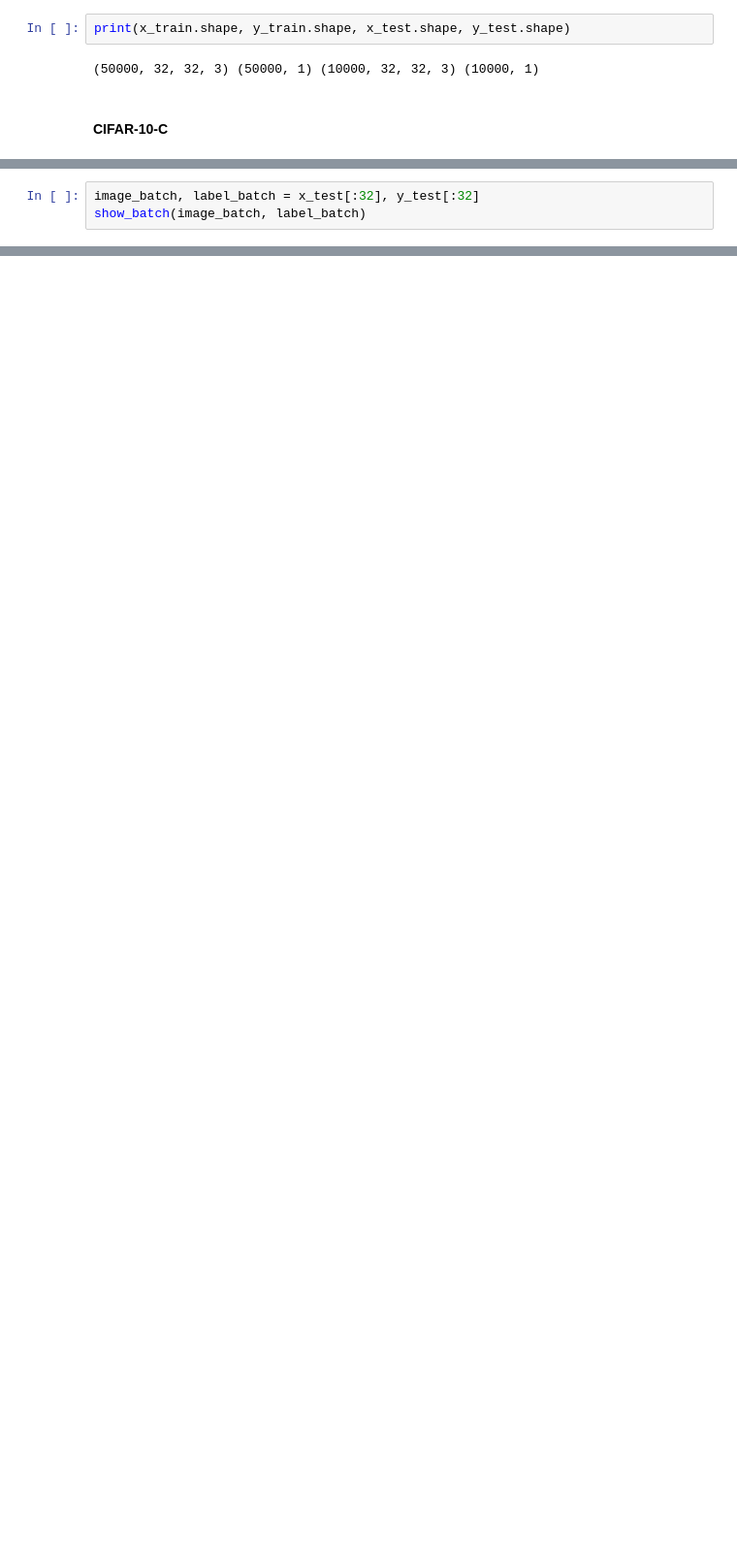
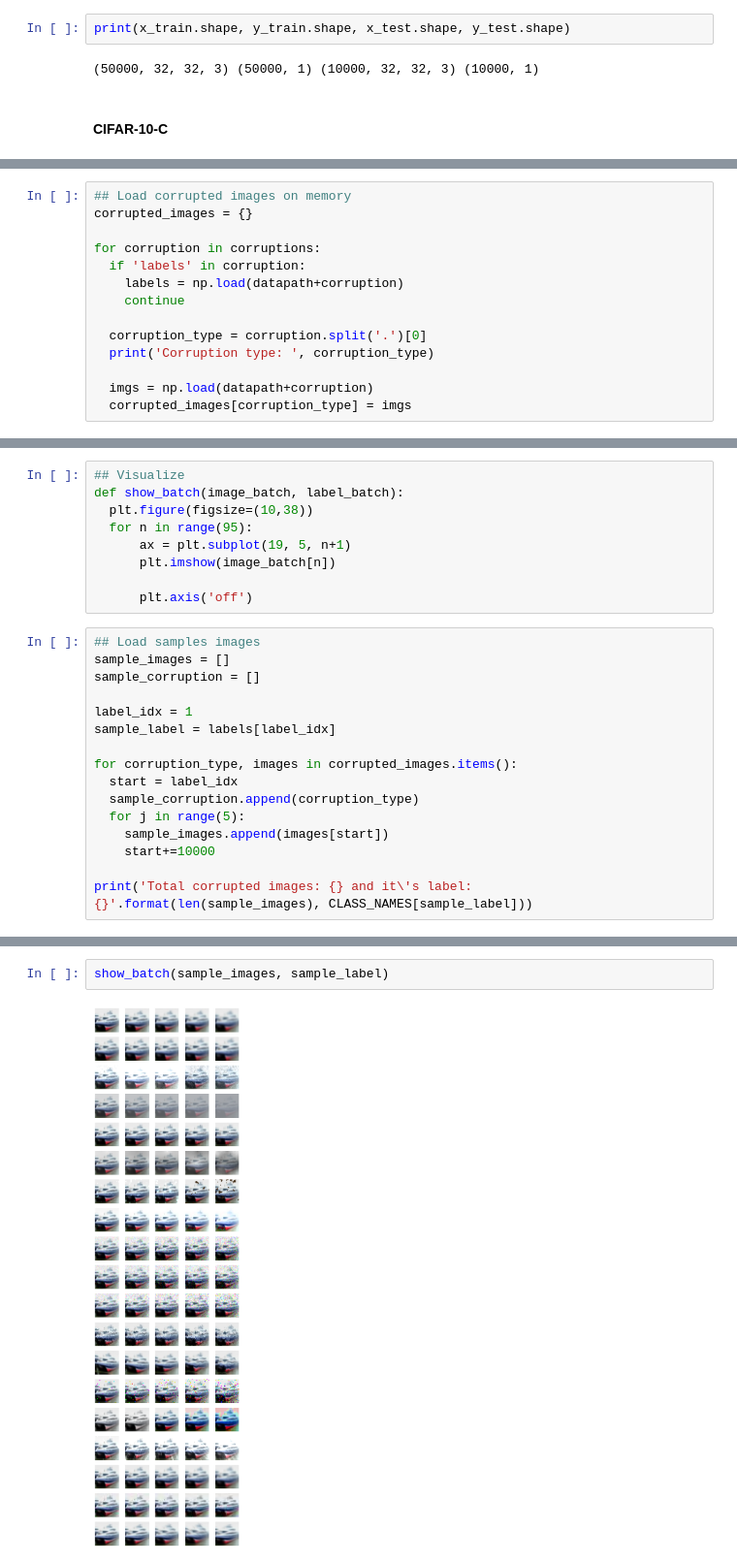
Before and after one commit to ayulockin/DataAugmentationTF, a Jupyter notebook: Cifar_10_Evaluation_Robustness_to_Cifar_10C.ipynb, the cells around one changed output, grey strips where cells are left out. Shown at 97% size. Saved outputs shown, nothing was run; the diff lists cells and outputs as text; blank space fills up the shorter version.

```diff
--- a/Cifar_10_Evaluation_Robustness_to_Cifar_10C.ipynb
+++ b/Cifar_10_Evaluation_Robustness_to_Cifar_10C.ipynb
@@ -125,3 +110,0 @@ show_batch(image_batch, label_batch)
-# %%
-image_batch, label_batch = x_test[:32], y_test[:32]
-show_batch(image_batch, label_batch)
@@ -155,0 +127,14 @@ show_batch(sample_images, sample_labels)
+# %%
+## Load corrupted images on memory
+corrupted_images = {}
+
+for corruption in corruptions:
+  if 'labels' in corruption:
+    labels = np.load(datapath+corruption)
+    continue
+
+  corruption_type = corruption.split('.')[0]
+  print('Corruption type: ', corruption_type)
+
+  imgs = np.load(datapath+corruption)
+  corrupted_images[corruption_type] = imgs
@@ -155,0 +163,25 @@ show_batch(sample_images, sample_labels)
+# %%
+## Visualize
+def show_batch(image_batch, label_batch):
+  plt.figure(figsize=(10,38))
+  for n in range(95):
+      ax = plt.subplot(19, 5, n+1)
+      plt.imshow(image_batch[n])
+
+      plt.axis('off')
+# %%
+## Load samples images
+sample_images = []
+sample_corruption = []
+
+label_idx = 1
+sample_label = labels[label_idx]
+
+for corruption_type, images in corrupted_images.items():
+  start = label_idx
+  sample_corruption.append(corruption_type)
+  for j in range(5):
+    sample_images.append(images[start])
+    start+=10000
+
+print('Total corrupted images: {} and it\'s label: {}'.format(len(sample_images), CLASS_NAMES[sample_label]))
@@ -155,0 +190,4 @@ show_batch(sample_images, sample_labels)
+# %%
+show_batch(sample_images, sample_label)
+# %% [output]
+[figure, added]
```
Also changed, not shown: parts of 54 cells of this notebook.
